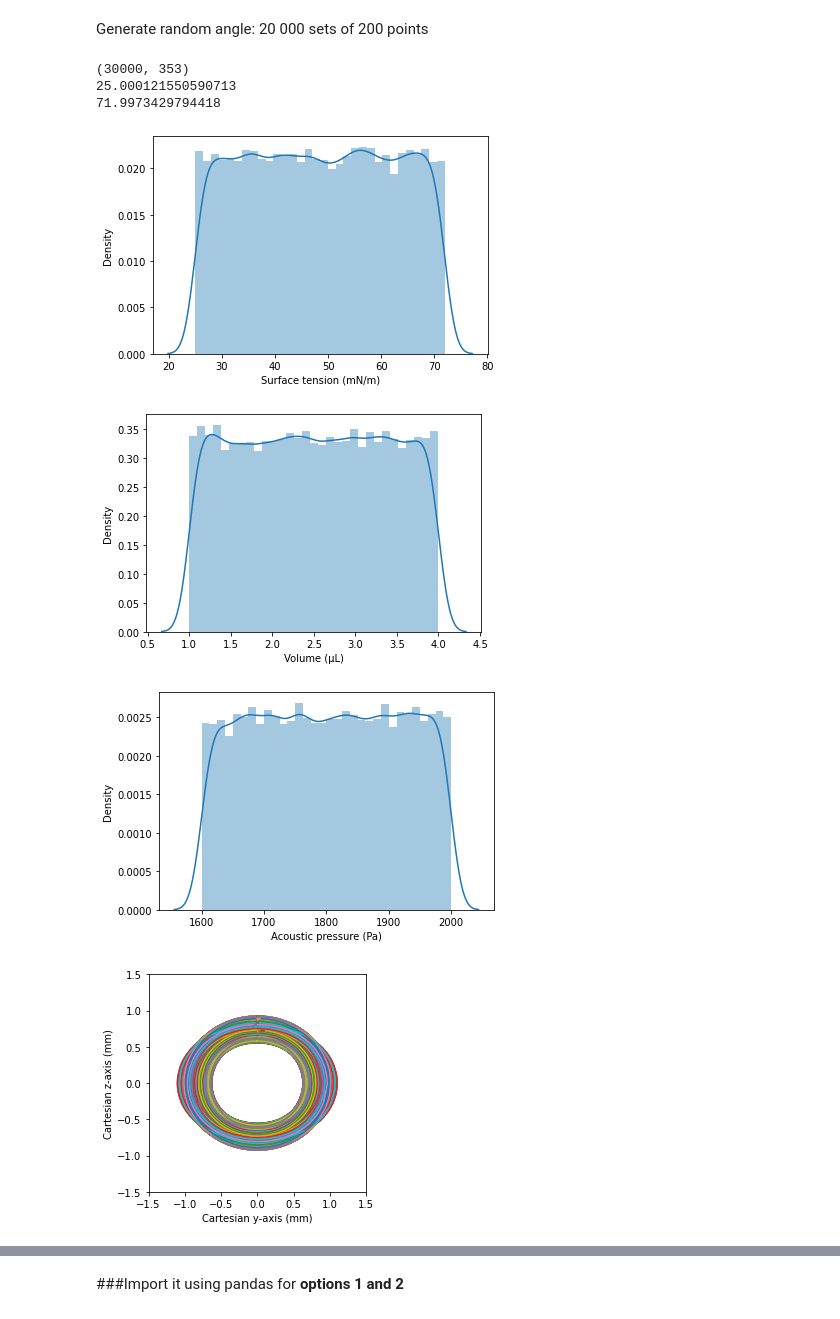
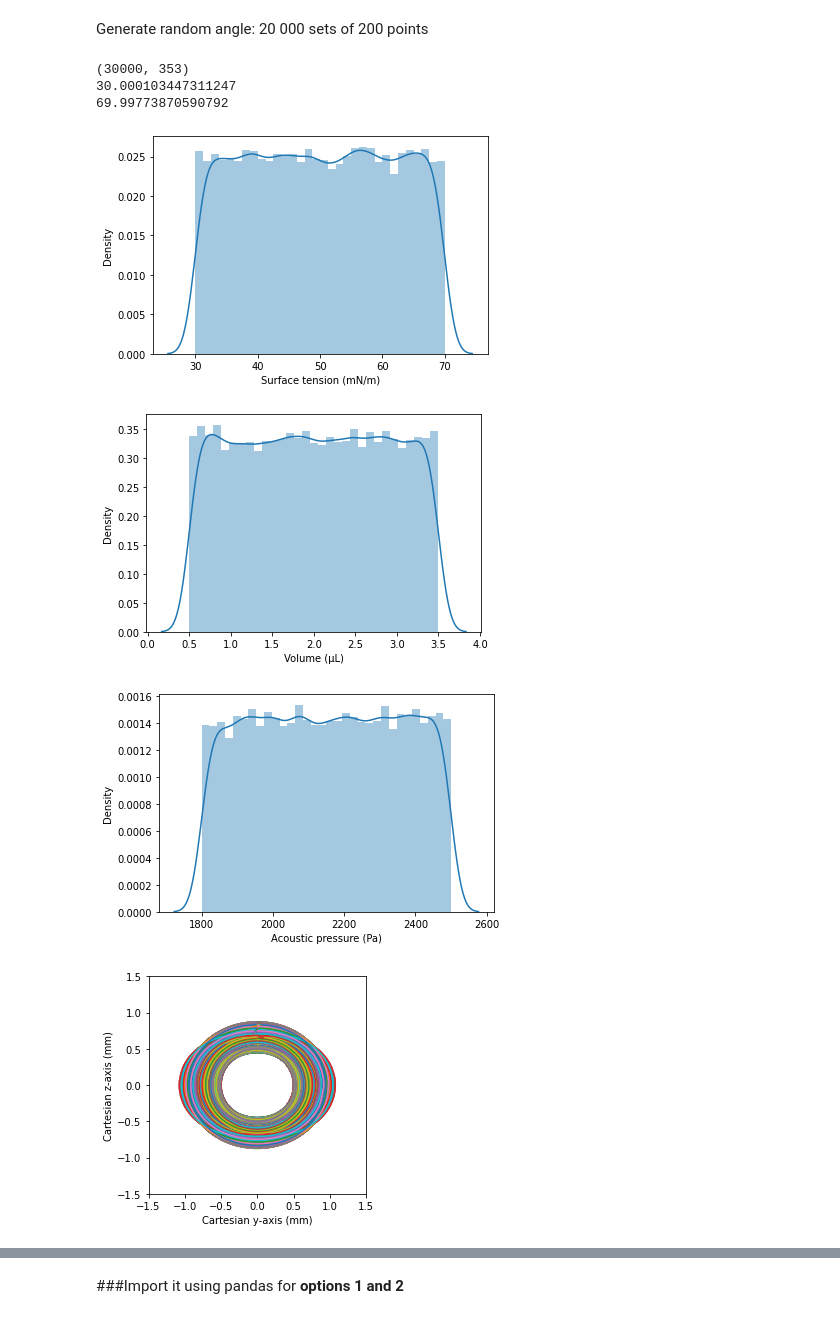
Before and after one commit to sargyri/Drop_Lev, a Jupyter notebook: Machine_learning/ST_prediction_theory.ipynb, the cells around one changed output, grey strips where cells are left out. Drawn from its saved outputs; the diff is of its cells as text; code cells hidden in the pictures.

```diff
--- a/Machine_learning/ST_prediction_theory.ipynb
+++ b/Machine_learning/ST_prediction_theory.ipynb
@@ -435,14 +435,14 @@ def gen_data(num_sample,sampling):
     #test=np.arange(100)
     #test_r=np.random.choice(test,10)
 
-    vol_drop=np.random.random(num_sample)*(4-1)+1 # in µL
+    vol_drop=np.random.random(num_sample)*(3.5-0.5)+0.5 # in µL
     calibration=1 #0.0060567117466506235e-3 #mm/pixel
 
     #gamma=72.8 #[mN/m]
     Cg_air=1/101325 #Pa**(-1)
     k_o=2*np.pi*40/340  #wave number in the air in [mm^-1]. frequency 40kHz (25kH=0.000040sec) and speed of sound in air v=340 m/s from paper (331.5 for 20oC online)
     #Calibration
-    Ps= np.random.random(num_sample)*(2000-1600)+1600  #[Pa]
+    Ps= np.random.random(num_sample)*(2500-1800)+1800  #[Pa]
     R_sph=calc_R_sph(vol_drop, calibration)
 
     # print("Radius in mm: ", R_sph)
@@ -455,7 +455,7 @@ def gen_data(num_sample,sampling):
     #theta=np.random.random(200)*2*np.pi
     theta=np.random.rand(num_sample, sampling)*2*np.pi
     theta.sort()
-    ST_range=np.random.random(num_sample)*(72-25)+25
+    ST_range=np.random.random(num_sample)*(70-30)+30
     # print(theta.shape)
     r_all=np.empty([0,sampling])
     # print(r_all.shape)
@@ -529,38 +529,38 @@ def gen_data(num_sample,sampling):
     #  print(y.shape)
       plt.plot(x,y)
     plt.show()
 
 
     return dataset
 
 num_sample=30000  # number of different ST values
 sampling=175 # number of coordiante point describing the contour
 
 
 dataset=gen_data(num_sample,sampling)
 
 
 column_names=[]
 for i in range(sampling):
   column_names.append('theta')
 for i in range(sampling):
   column_names.append('rho')
 column_names.append('vol')
 column_names.append('Ps')
 column_names.append('ST')
 
 
 raw_dataset = pd.DataFrame(dataset, columns=column_names)
 
 raw_dataset.to_csv('./dataset.csv',index=False)
 # %% [output]
 (30000, 353)
-25.000121550590713
-71.9973429794418
+30.000103447311247
+69.99773870590792
-[figure, old version]
+[figure, new version]
 [figure]
-[figure, old version]
+[figure, new version]
-[figure, old version]
+[figure, new version]
 # %%
 dataset = raw_dataset.copy()
 
```
Also changed, not shown: parts of 18 cells of this notebook.
